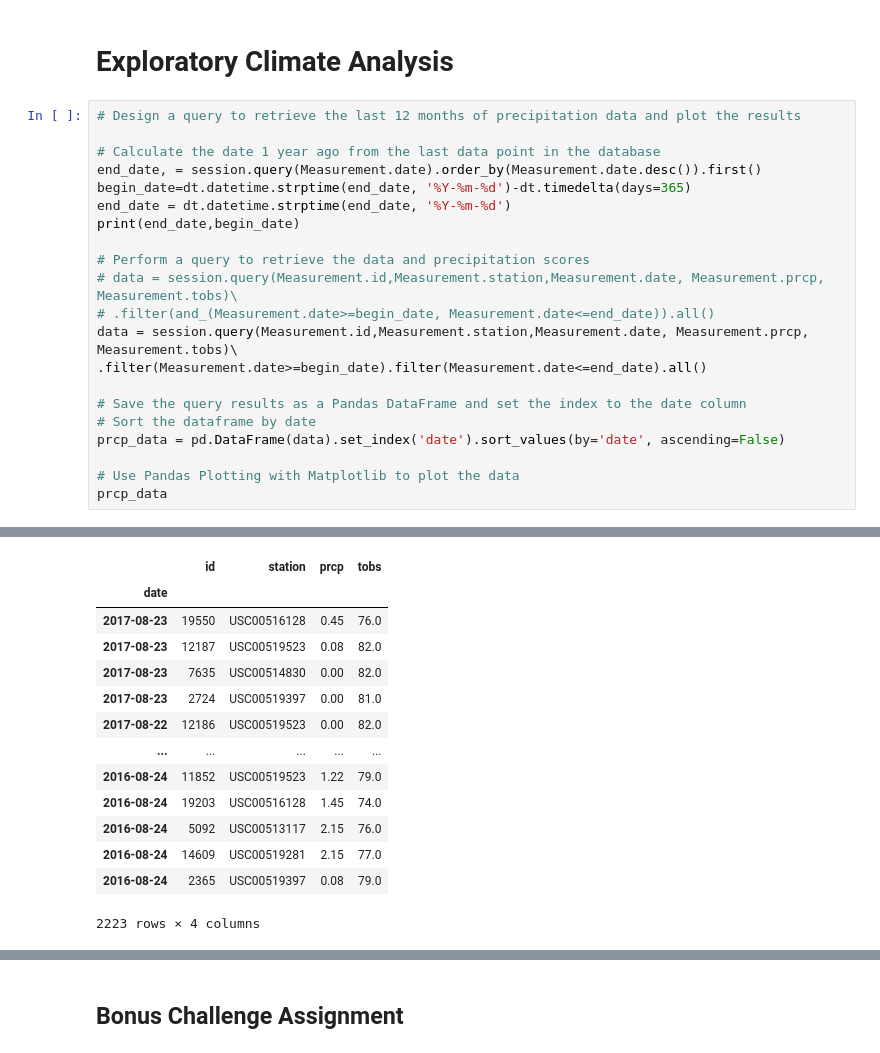
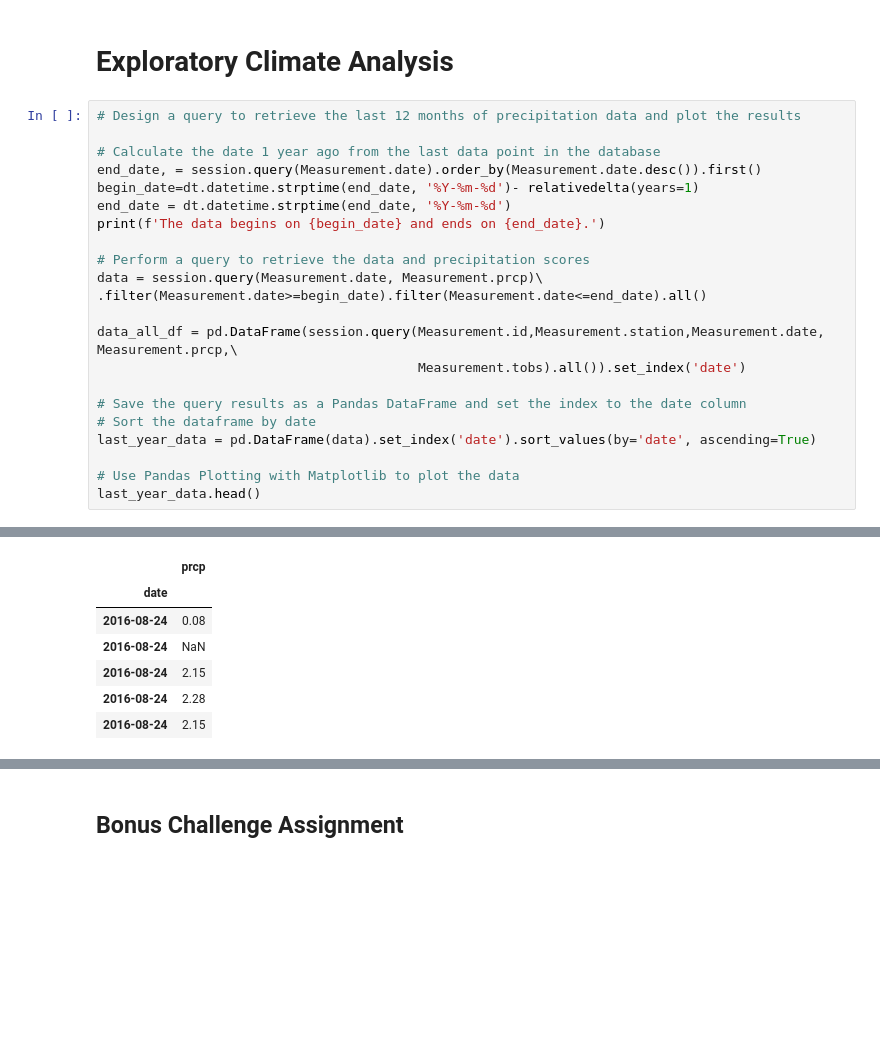
Before and after one commit to spearjen/sqlalch-challenge, a Jupyter notebook: climate_starter.ipynb, the cells around one changed output, grey strips where cells are left out. Drawn from its saved outputs; the diff is of its cells as text; blank space fills up the shorter version.

```diff
--- a/climate_starter.ipynb
+++ b/climate_starter.ipynb
@@ -88,20 +96,21 @@ engine.execute('SELECT * FROM station LIMIT 5').fetchall()
 
 # Calculate the date 1 year ago from the last data point in the database
 end_date, = session.query(Measurement.date).order_by(Measurement.date.desc()).first()
-begin_date=dt.datetime.strptime(end_date, '%Y-%m-%d')-dt.timedelta(days=365)
+begin_date=dt.datetime.strptime(end_date, '%Y-%m-%d')- relativedelta(years=1)
 end_date = dt.datetime.strptime(end_date, '%Y-%m-%d')
-print(end_date,begin_date)
+print(f'The data begins on {begin_date} and ends on {end_date}.')
 
 # Perform a query to retrieve the data and precipitation scores
-# data = session.query(Measurement.id,Measurement.station,Measurement.date, Measurement.prcp, Measurement.tobs)\
-# .filter(and_(Measurement.date>=begin_date, Measurement.date<=end_date)).all()
-data = session.query(Measurement.id,Measurement.station,Measurement.date, Measurement.prcp, Measurement.tobs)\
+data = session.query(Measurement.date, Measurement.prcp)\
 .filter(Measurement.date>=begin_date).filter(Measurement.date<=end_date).all()
+
+data_all_df = pd.DataFrame(session.query(Measurement.id,Measurement.station,Measurement.date, Measurement.prcp,\
+                                         Measurement.tobs).all()).set_index('date')
 
 # Save the query results as a Pandas DataFrame and set the index to the date column
 # Sort the dataframe by date
-prcp_data = pd.DataFrame(data).set_index('date').sort_values(by='date', ascending=False)
+last_year_data = pd.DataFrame(data).set_index('date').sort_values(by='date', ascending=True)
 
 # Use Pandas Plotting with Matplotlib to plot the data
-prcp_data
+last_year_data.head()
 # %% [output]
@@ -109,14 +118,7 @@ prcp_data
-|  | id | station | prcp | tobs |
-| date |  |  |  |  |
-| 2017-08-23 | 19550 | USC00516128 | 0.45 | 76.0 |
-| 2017-08-23 | 12187 | USC00519523 | 0.08 | 82.0 |
-| 2017-08-23 | 7635 | USC00514830 | 0.00 | 82.0 |
-| 2017-08-23 | 2724 | USC00519397 | 0.00 | 81.0 |
-| 2017-08-22 | 12186 | USC00519523 | 0.00 | 82.0 |
-| ... | ... | ... | ... | ... |
-| 2016-08-24 | 11852 | USC00519523 | 1.22 | 79.0 |
-| 2016-08-24 | 19203 | USC00516128 | 1.45 | 74.0 |
-| 2016-08-24 | 5092 | USC00513117 | 2.15 | 76.0 |
-| 2016-08-24 | 14609 | USC00519281 | 2.15 | 77.0 |
-| 2016-08-24 | 2365 | USC00519397 | 0.08 | 79.0 |
+|  | prcp |
+| date |  |
+| 2016-08-24 | 0.08 |
+| 2016-08-24 | NaN |
+| 2016-08-24 | 2.15 |
+| 2016-08-24 | 2.28 |
+| 2016-08-24 | 2.15 |
-2223 rows × 4 columns
```
Also changed, not shown: parts of 18 cells of this notebook, 1 other file.
